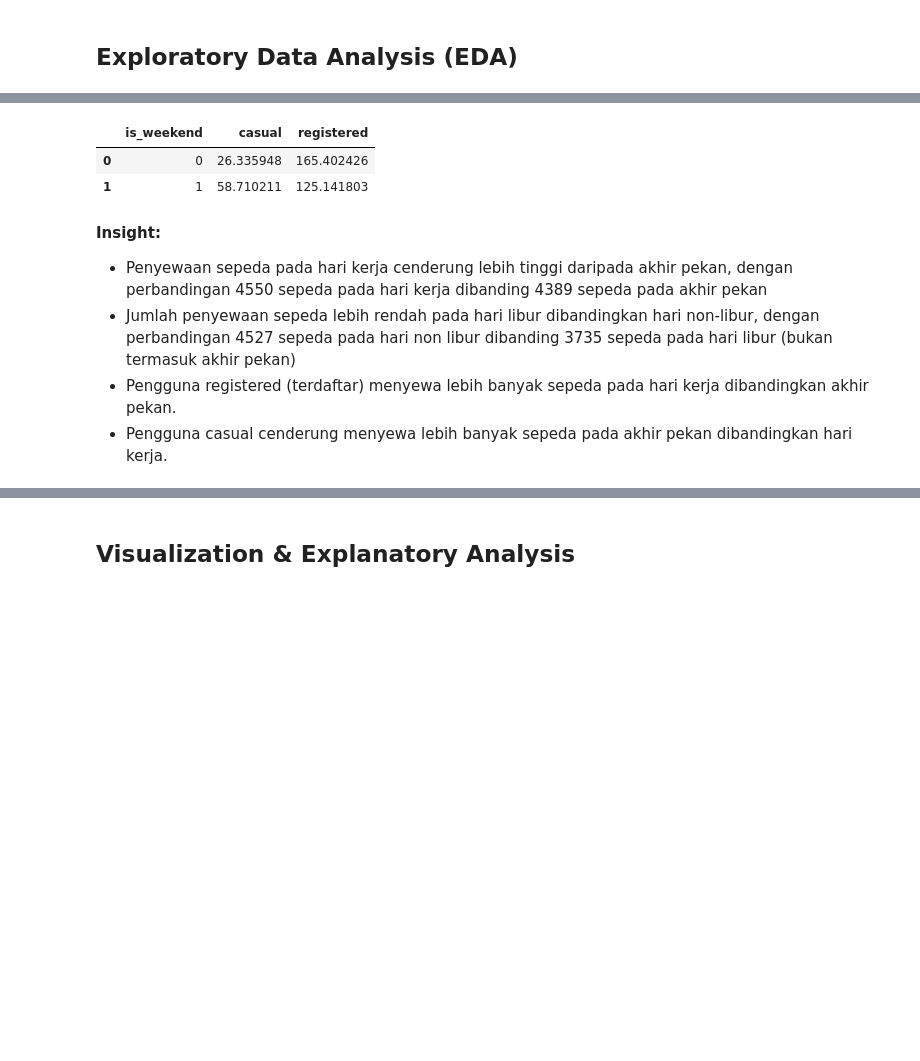
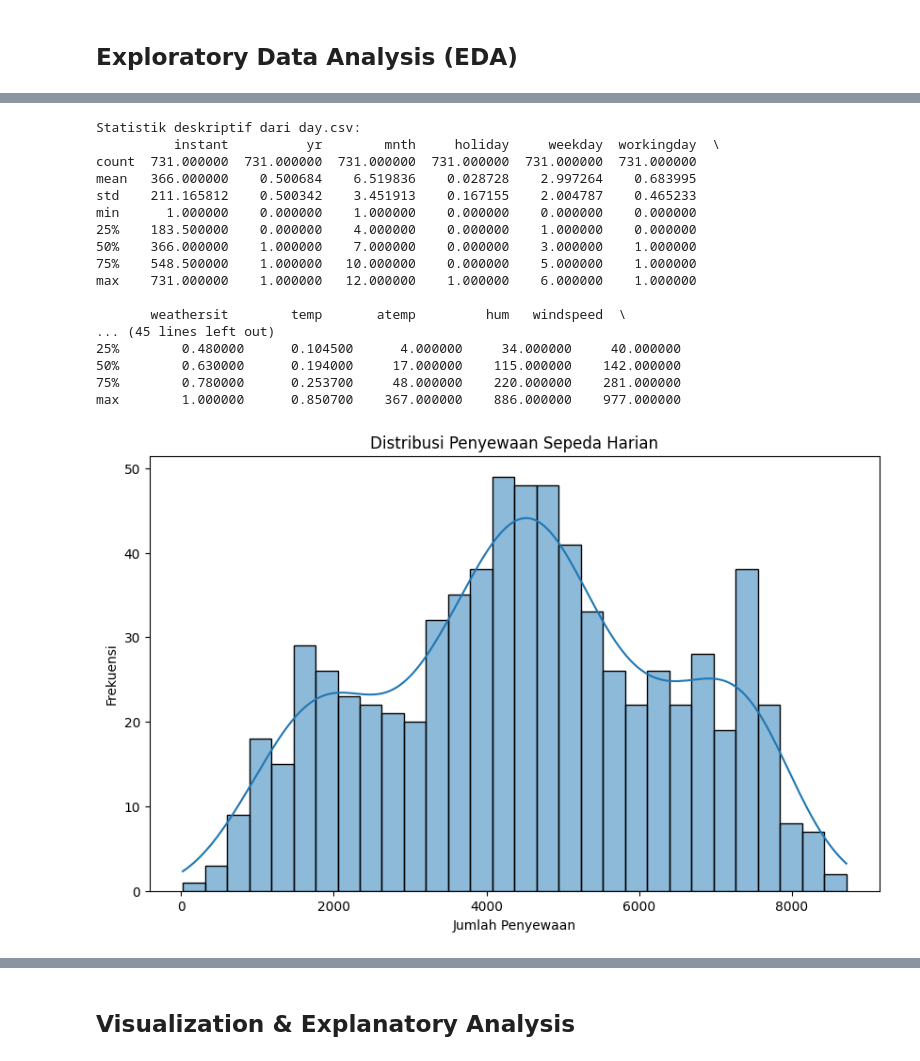
Before and after one commit to EkaPutra0856/Belajar-Analisis-Data, a Jupyter notebook: notebook.ipynb, the cells around one changed output, grey strips where cells are left out. Cells and saved outputs as stored; diff of their text form; code cells hidden in the pictures; blank space fills up the shorter version.

```diff
--- a/notebook.ipynb
+++ b/notebook.ipynb
@@ -227,0 +105,8 @@ hour_df.to_csv('./dashboard/clean_hour.csv', index=False)
+# %%
+day_data['season'] = day_data['season'].astype('category')
+day_data['season'] = day_data['season'].cat.rename_categories({
+    1: 'Winter', 2: 'Spring', 3: 'Summer', 4: 'Fall'
+})
+
+# Mengubah tipe data 'hr' di hour.csv untuk mempermudah analisis
+hour_data['hr'] = hour_data['hr'].astype('category')
@@ -297,13 +121,44 @@ hour_df.describe(include="all")
-# %%
-# Melihat rata-rata penyewaan pengguna casual dan registered berdasarkan hari kerja atau akhir pekan
-hour_df.groupby(['is_weekend'])[['casual', 'registered']].mean().reset_index()
-# %% [output]
-|  | is_weekend | casual | registered |
-| 0 | 0 | 26.335948 | 165.402426 |
-| 1 | 1 | 58.710211 | 125.141803 |
-# %% [markdown]
-**Insight:**
-- Penyewaan sepeda pada hari kerja cenderung lebih tinggi daripada akhir pekan, dengan perbandingan 4550 sepeda pada hari kerja dibanding 4389 sepeda pada akhir pekan
-- Jumlah penyewaan sepeda lebih rendah pada hari libur dibandingkan hari non-libur, dengan perbandingan 4527 sepeda pada hari non libur dibanding 3735 sepeda pada hari libur (bukan termasuk akhir pekan)
-- Pengguna registered (terdaftar) menyewa lebih banyak sepeda pada hari kerja dibandingkan akhir pekan.
-- Pengguna casual cenderung menyewa lebih banyak sepeda pada akhir pekan dibandingkan hari kerja.
+# %%
+# Melihat statistik deskriptif dari dataset day.csv
+print("\nStatistik deskriptif dari day.csv:")
+print(day_data.describe())
+
+# Melihat statistik deskriptif dari dataset hour.csv
+print("\nStatistik deskriptif dari hour.csv:")
+print(hour_data.describe())
+
+# Plot distribusi jumlah penyewaan sepeda harian (day.csv)
+plt.figure(figsize=(10, 6))
+sns.histplot(day_data['cnt'], bins=30, kde=True)
+plt.title('Distribusi Penyewaan Sepeda Harian')
+plt.xlabel('Jumlah Penyewaan')
+plt.ylabel('Frekuensi')
+plt.show()
+
+# Memilih hanya kolom yang numerik
+numeric_columns = day_data.select_dtypes(include=[np.number])
+
+# Korelasi antar variabel numerik di day.csv
+plt.figure(figsize=(10, 6))
+sns.heatmap(numeric_columns.corr(), annot=True, cmap='coolwarm')
+plt.title('Korelasi Antar Variabel Numerik di day.csv')
+plt.show()
+# %% [output]
+Statistik deskriptif dari day.csv:
+          instant          yr        mnth     holiday     weekday  workingday  \
+count  731.000000  731.000000  731.000000  731.000000  731.000000  731.000000
+mean   366.000000    0.500684    6.519836    0.028728    2.997264    0.683995
+std    211.165812    0.500342    3.451913    0.167155    2.004787    0.465233
+min      1.000000    0.000000    1.000000    0.000000    0.000000    0.000000
+25%    183.500000    0.000000    4.000000    0.000000    1.000000    0.000000
+50%    366.000000    1.000000    7.000000    0.000000    3.000000    1.000000
+75%    548.500000    1.000000   10.000000    0.000000    5.000000    1.000000
+max    731.000000    1.000000   12.000000    1.000000    6.000000    1.000000
+
+       weathersit        temp       atemp         hum   windspeed  \
+... (45 lines left out)
+25%        0.480000      0.104500      4.000000     34.000000     40.000000
+50%        0.630000      0.194000     17.000000    115.000000    142.000000
+75%        0.780000      0.253700     48.000000    220.000000    281.000000
+max        1.000000      0.850700    367.000000    886.000000    977.000000
+[figure, added]
```
Also changed, not shown: parts of 57 cells of this notebook.
